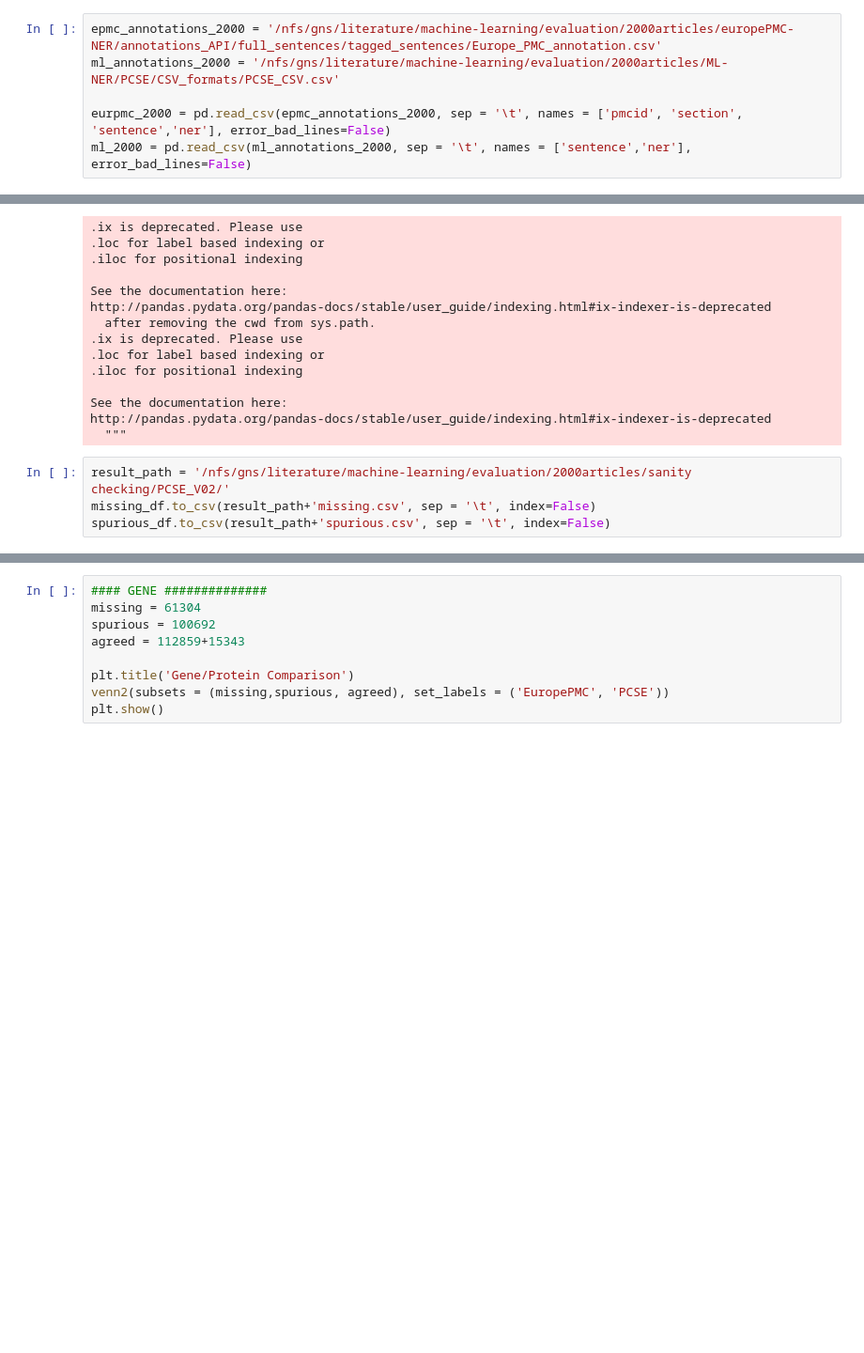
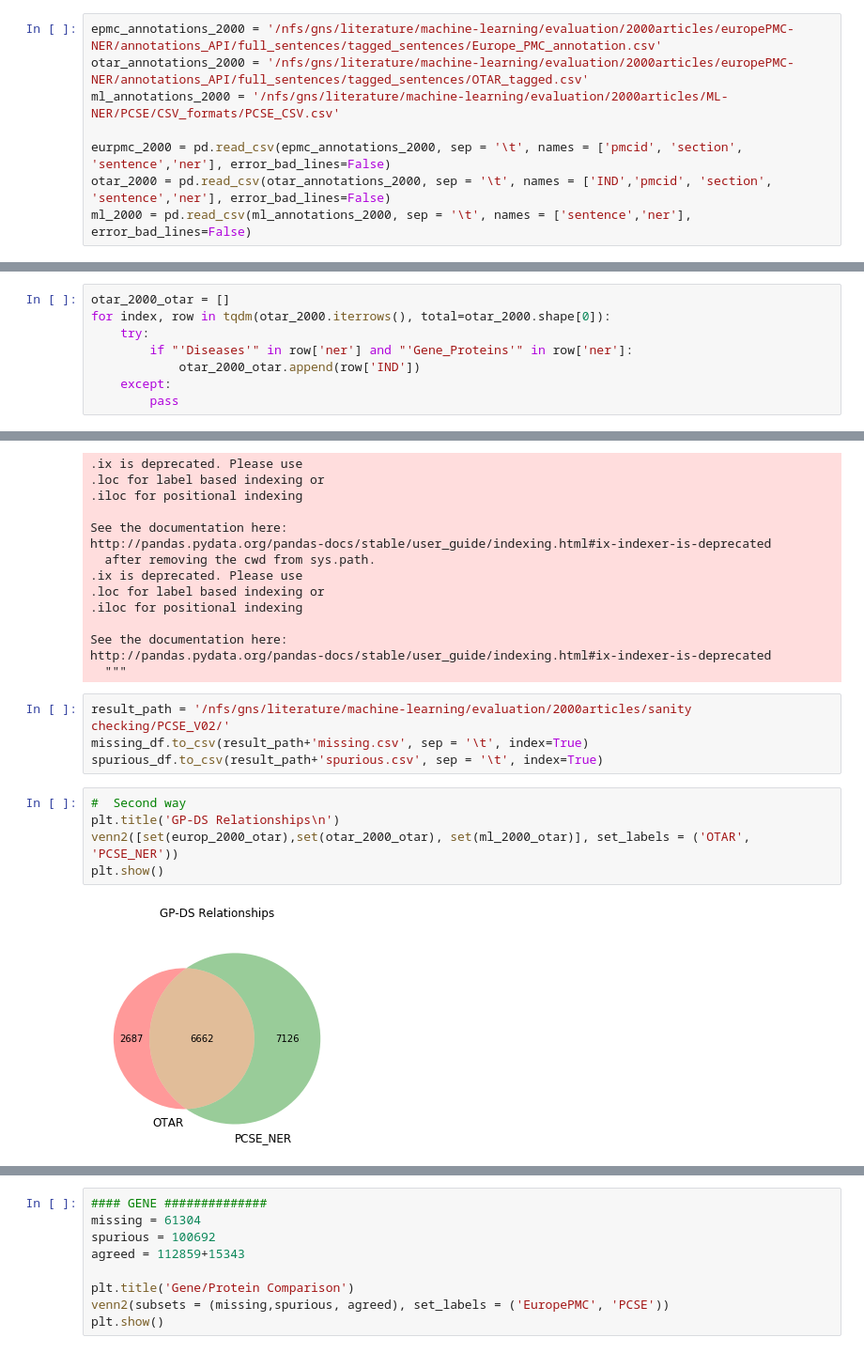
Before and after one commit to tsantosh7/Unsupervised-Supervised-Protein-Genes-Diseases-Organisms-Extraction, a Jupyter notebook: Code/Manually Annotated Datasets/Evaluation-PCSE.ipynb, the cells around one changed output, grey strips where cells are left out. Shown at 94% size. Saved outputs shown, nothing was run; the diff lists cells and outputs as text; blank space fills up the shorter version.

```diff
--- a/Code/Manually Annotated Datasets/Evaluation-PCSE.ipynb
+++ b/Code/Manually Annotated Datasets/Evaluation-PCSE.ipynb
@@ -239,9 +239,11 @@ with open(result_path+'lines_empc_2000_iob.csv','w', newline='\n') as f2:
         epmc_writer.writerow('')
 # %%
 epmc_annotations_2000 = '/nfs/gns/literature/machine-learning/evaluation/2000articles/europePMC-NER/annotations_API/full_sentences/tagged_sentences/Europe_PMC_annotation.csv'
+otar_annotations_2000 = '/nfs/gns/literature/machine-learning/evaluation/2000articles/europePMC-NER/annotations_API/full_sentences/tagged_sentences/OTAR_tagged.csv'
 ml_annotations_2000 = '/nfs/gns/literature/machine-learning/evaluation/2000articles/ML-NER/PCSE/CSV_formats/PCSE_CSV.csv'
 
 eurpmc_2000 = pd.read_csv(epmc_annotations_2000, sep = '\t', names = ['pmcid', 'section', 'sentence','ner'], error_bad_lines=False)
+otar_2000 = pd.read_csv(otar_annotations_2000, sep = '\t', names = ['IND','pmcid', 'section', 'sentence','ner'], error_bad_lines=False)
 ml_2000 = pd.read_csv(ml_annotations_2000, sep = '\t', names = ['sentence','ner'], error_bad_lines=False)
 # %%
 eurpmc_2000_otar = []
@@ -259,3 +261,11 @@ for index, row in tqdm(ml_2000.iterrows(), total=ml_2000.shape[0]):
             ml_2000_otar.append(index)
     except:
         pass
+# %%
+otar_2000_otar = []
+for index, row in tqdm(otar_2000.iterrows(), total=otar_2000.shape[0]):
+    try:
+        if "'Diseases'" in row['ner'] and "'Gene_Proteins'" in row['ner']:
+            otar_2000_otar.append(row['IND'])
+    except:
+        pass
@@ -305,5 +319,12 @@ http://pandas.pydata.org/pandas-docs/stable/user_guide/indexing.html#ix-indexer-
   """
 # %%
 result_path = '/nfs/gns/literature/machine-learning/evaluation/2000articles/sanity checking/PCSE_V02/'
-missing_df.to_csv(result_path+'missing.csv', sep = '\t', index=False)
-spurious_df.to_csv(result_path+'spurious.csv', sep = '\t', index=False)
+missing_df.to_csv(result_path+'missing.csv', sep = '\t', index=True)
+spurious_df.to_csv(result_path+'spurious.csv', sep = '\t', index=True)
+# %%
+#  Second way
+plt.title('GP-DS Relationships\n')
+venn2([set(europ_2000_otar),set(otar_2000_otar), set(ml_2000_otar)], set_labels = ('OTAR', 'PCSE_NER'))
+plt.show()
+# %% [output]
+[figure, added]
```
Also changed, not shown: parts of 9 cells of this notebook, 14 other files.
